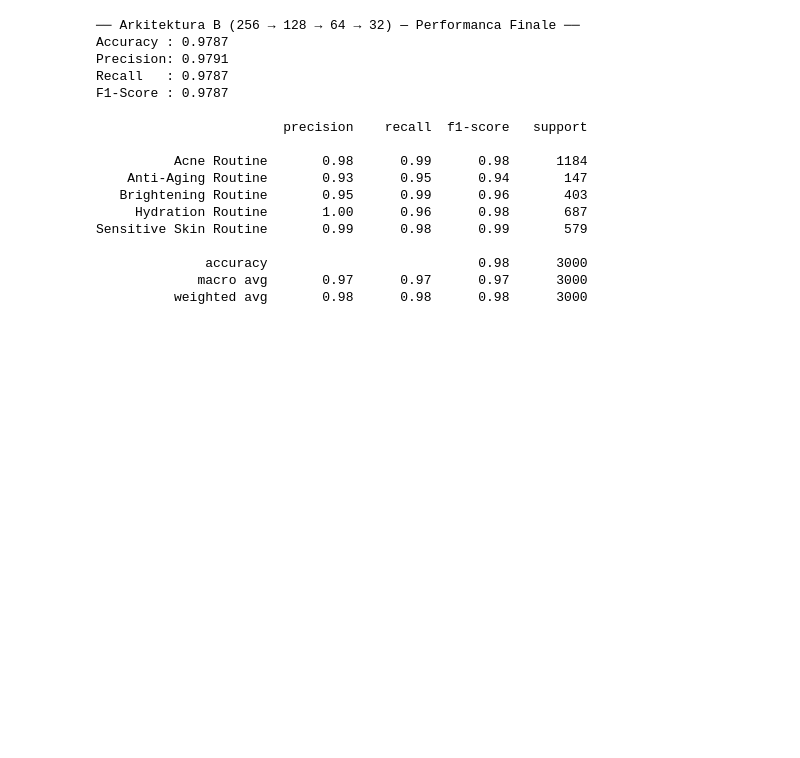
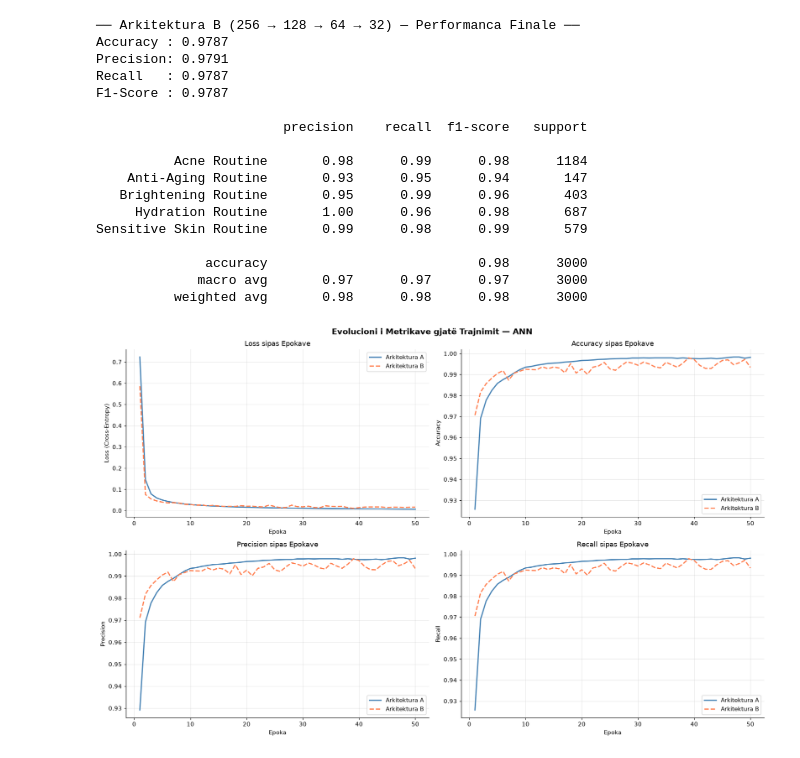
Before and after one commit to Sara587979/AI-Skincare-Personalization, a Jupyter notebook: skincare_ml.ipynb, the cells around one changed output. Saved outputs shown, nothing was run; the diff lists cells and outputs as text; code cells hidden in the pictures; blank space fills up the shorter version.

Commit message:
Vizualizimi i metrikave ANN: Loss, Accuracy, Precision, Recall sipas epokave

```diff
--- a/skincare_ml.ipynb
+++ b/skincare_ml.ipynb
@@ -1174,3 +1174,45 @@ Sensitive Skin Routine       0.99      0.98      0.99       579
               accuracy                           0.98      3000
              macro avg       0.97      0.97      0.97      3000
           weighted avg       0.98      0.98      0.98      3000
+# %%
+# Vizualizimi i metrikave gjatë trajnimit
+fig, axes = plt.subplots(2, 2, figsize=(16, 10))
+epochs_range = range(1, EPOCHS_A + 1)
+
+axes[0, 0].plot(epochs_range, history_a_loss, label='Arkitektura A', color='steelblue', linewidth=2)
+axes[0, 0].plot(epochs_range, history_b_loss, label='Arkitektura B', color='coral', linewidth=2, linestyle='--')
+axes[0, 0].set_title('Loss sipas Epokave')
+axes[0, 0].set_xlabel('Epoka')
+axes[0, 0].set_ylabel('Loss (Cross-Entropy)')
+axes[0, 0].legend()
+axes[0, 0].grid(True, alpha=0.3)
+
+axes[0, 1].plot(epochs_range, history_a_accuracy, label='Arkitektura A', color='steelblue', linewidth=2)
+axes[0, 1].plot(epochs_range, history_b_accuracy, label='Arkitektura B', color='coral', linewidth=2, linestyle='--')
+axes[0, 1].set_title('Accuracy sipas Epokave')
+axes[0, 1].set_xlabel('Epoka')
+axes[0, 1].set_ylabel('Accuracy')
+axes[0, 1].legend()
+axes[0, 1].grid(True, alpha=0.3)
+
+axes[1, 0].plot(epochs_range, history_a_precision, label='Arkitektura A', color='steelblue', linewidth=2)
+axes[1, 0].plot(epochs_range, history_b_precision, label='Arkitektura B', color='coral', linewidth=2, linestyle='--')
+axes[1, 0].set_title('Precision sipas Epokave')
+axes[1, 0].set_xlabel('Epoka')
+axes[1, 0].set_ylabel('Precision')
+axes[1, 0].legend()
+axes[1, 0].grid(True, alpha=0.3)
+
+axes[1, 1].plot(epochs_range, history_a_recall, label='Arkitektura A', color='steelblue', linewidth=2)
+axes[1, 1].plot(epochs_range, history_b_recall, label='Arkitektura B', color='coral', linewidth=2, linestyle='--')
+axes[1, 1].set_title('Recall sipas Epokave')
+axes[1, 1].set_xlabel('Epoka')
+axes[1, 1].set_ylabel('Recall')
+axes[1, 1].legend()
+axes[1, 1].grid(True, alpha=0.3)
+
+plt.suptitle('Evolucioni i Metrikave gjatë Trajnimit — ANN', fontsize=14, fontweight='bold')
+plt.tight_layout()
+plt.show()
+# %% [output]
+[figure, added]
```
